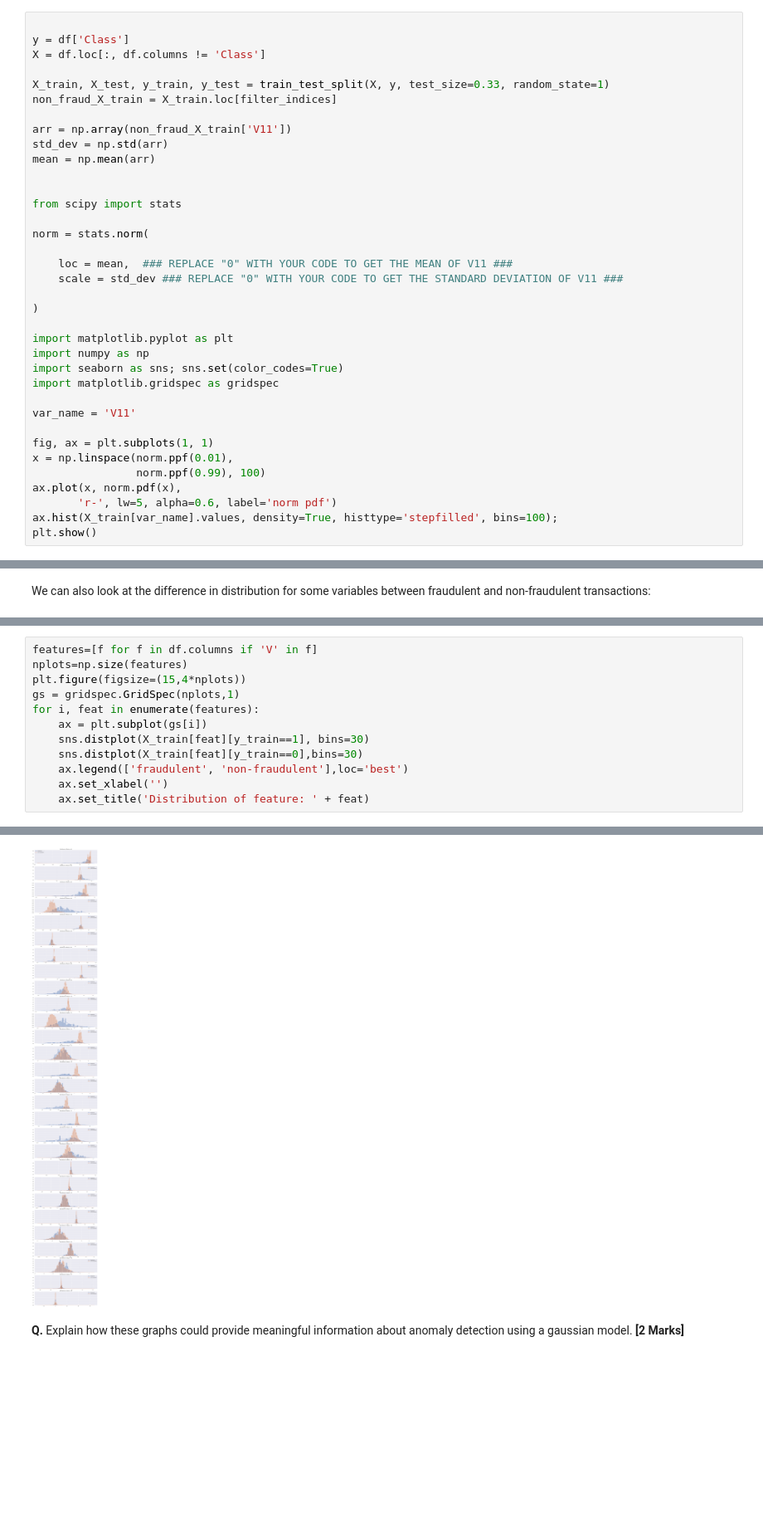
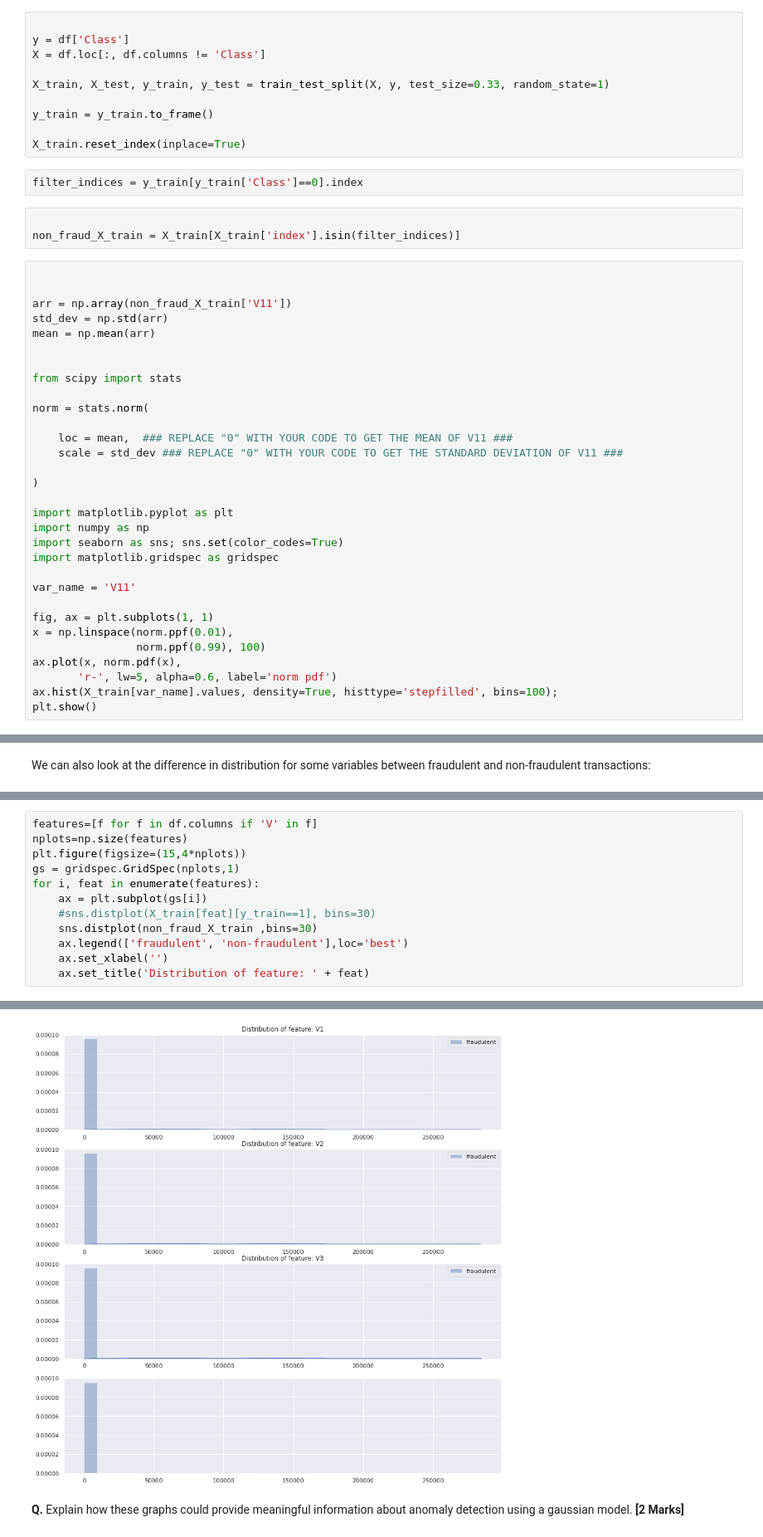
Before and after one commit to armandordorica/APS1070_Anomaly_Detection, a Jupyter notebook: APS1070_Project_2_part_2_only.ipynb, the cells around one changed output, grey strips where cells are left out. Shown at 83% size. Drawn from its saved outputs; the diff is of its cells as text; blank space fills up the shorter version.

```diff
--- a/APS1070_Project_2_part_2_only.ipynb
+++ b/APS1070_Project_2_part_2_only.ipynb
@@ -103,10 +76,20 @@ test_df = df.iloc[test_indices]
+# %%
+
+y = df['Class']
+X = df.loc[:, df.columns != 'Class']
+
+X_train, X_test, y_train, y_test = train_test_split(X, y, test_size=0.33, random_state=1)
+
+y_train = y_train.to_frame()
+
+X_train.reset_index(inplace=True)
+# %%
+filter_indices = y_train[y_train['Class']==0].index
+# %%
+
+non_fraud_X_train = X_train[X_train['index'].isin(filter_indices)]
 # %%
 
-y = df['Class']
-X = df.loc[:, df.columns != 'Class']
-
-X_train, X_test, y_train, y_test = train_test_split(X, y, test_size=0.33, random_state=1)
-non_fraud_X_train = X_train.loc[filter_indices]
 
 arr = np.array(non_fraud_X_train['V11'])
 std_dev = np.std(arr)
@@ -147,8 +146,8 @@ plt.figure(figsize=(15,4*nplots))
 gs = gridspec.GridSpec(nplots,1)
 for i, feat in enumerate(features):
     ax = plt.subplot(gs[i])
-    sns.distplot(X_train[feat][y_train==1], bins=30)
-    sns.distplot(X_train[feat][y_train==0],bins=30)
+    #sns.distplot(X_train[feat][y_train==1], bins=30)
+    sns.distplot(non_fraud_X_train ,bins=30)
     ax.legend(['fraudulent', 'non-fraudulent'],loc='best')
     ax.set_xlabel('')
     ax.set_title('Distribution of feature: ' + feat)
@@ -156,4 +158,4 @@ for i, feat in enumerate(features):
-[figure, old version]
+[figure, new version]
 # %% [markdown]
 **Q.** Explain how these graphs could provide meaningful information about anomaly detection using a gaussian model. **[2 Marks]**
 # %% [markdown]
```
Also changed, not shown: parts of 35 cells of this notebook.
